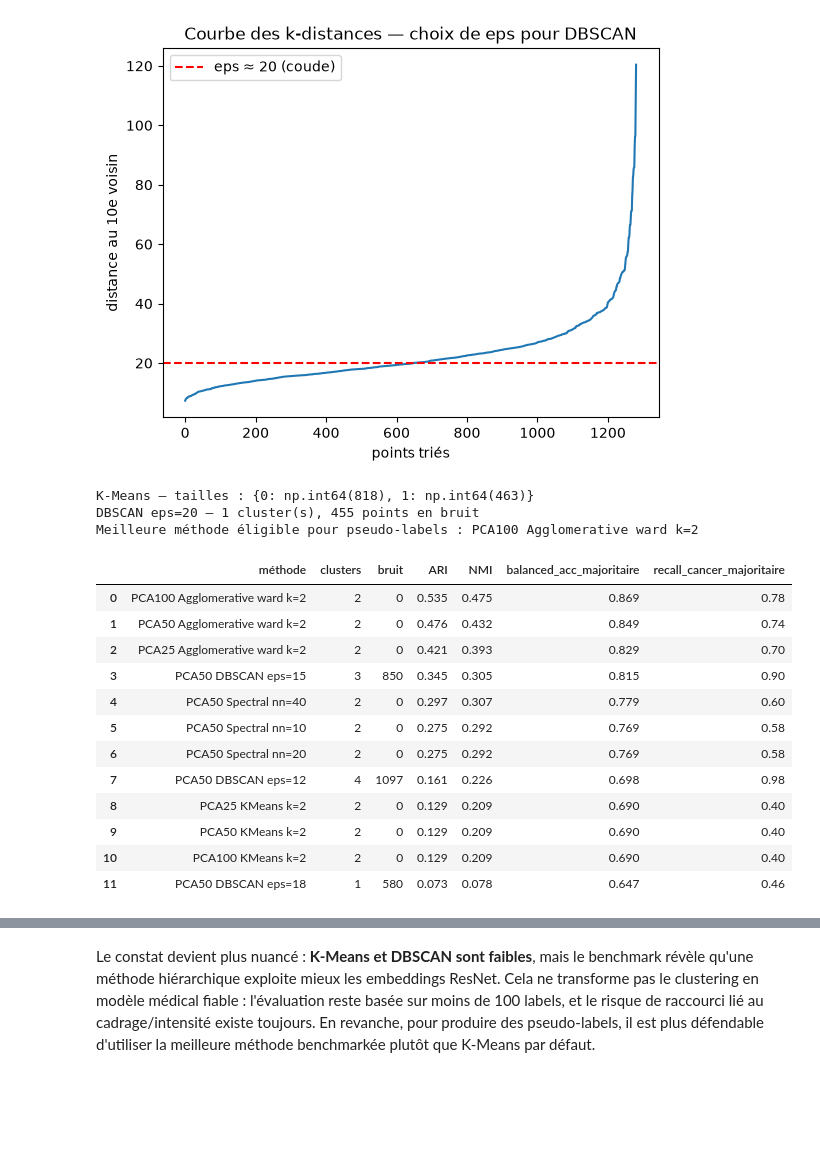
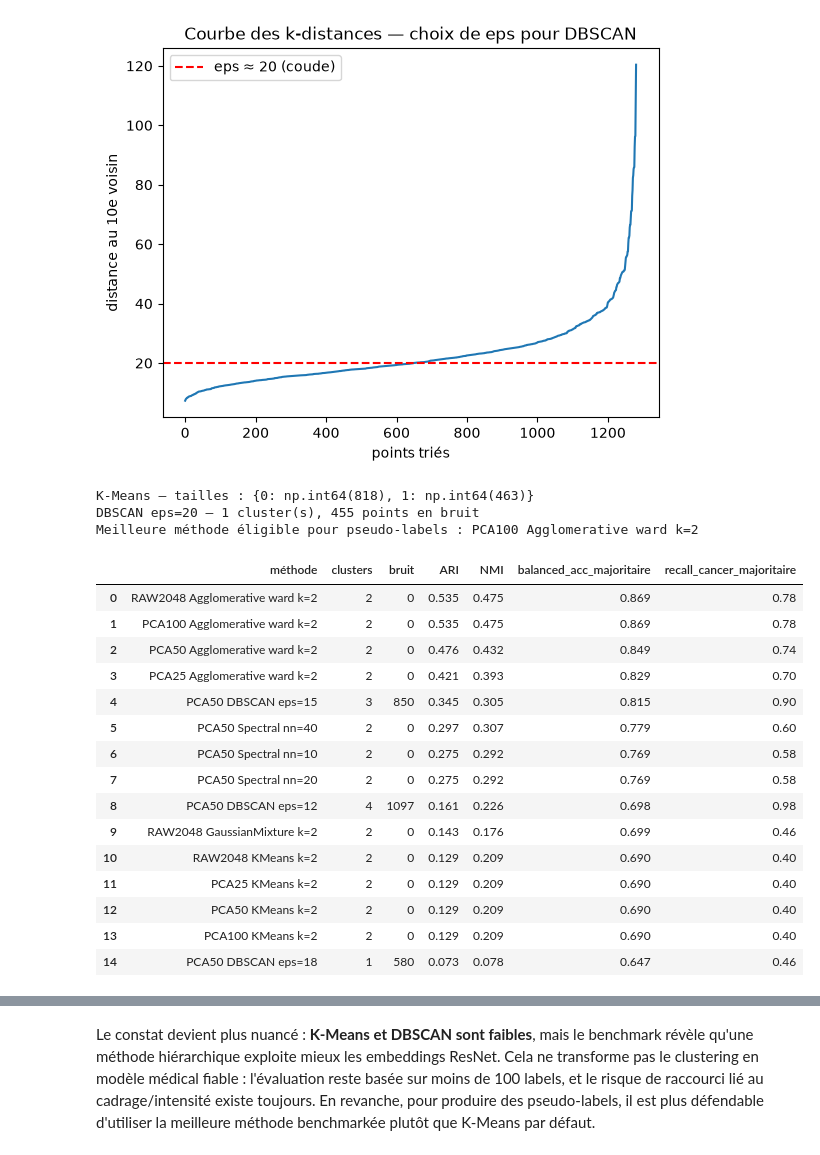
Before and after one commit to rayakevin/OCR_PROJET_10, a Jupyter notebook: notebooks/01_features_clustering.ipynb, the cells around one changed output, grey strips where cells are left out. Drawn from its saved outputs; the diff is of its cells as text; code cells hidden in the pictures; blank space fills up the shorter version.

```diff
--- a/notebooks/01_features_clustering.ipynb
+++ b/notebooks/01_features_clustering.ipynb
@@ -614,7 +614,7 @@ def evaluer_clustering(nom, labels):
     labels_lab = labels[m]
 
     # Pour une lecture métier, on associe chaque cluster à la classe majoritaire observée
-    # sur le sous-ensemble fortement labellisé.
+    # sur le sous-ensemble d'images labélisées.
     pred_majoritaire = np.zeros_like(y_lab)
     for cl in np.unique(labels_lab):
         idx = labels_lab == cl
@@ -630,62 +630,69 @@ def evaluer_clustering(nom, labels):
         "recall_cancer_majoritaire": recall_score(y_lab, pred_majoritaire, zero_division=0),
     })
 
-representations_pca = {}
+representations = {"RAW2048": X}
 for n_comp in [25, 50, 100]:
-    representations_pca[n_comp] = PCA(n_components=n_comp, random_state=0).fit_transform(X)
+    representations[f"PCA{n_comp}"] = PCA(n_components=n_comp, random_state=0).fit_transform(X)
 
 # Méthodes avec 2 groupes, comme demandé par l'énoncé.
-for n_comp, Xp in representations_pca.items():
-    evaluer_clustering(f"PCA{n_comp} KMeans k=2",
-                       KMeans(n_clusters=2, n_init=30, random_state=0).fit_predict(Xp))
-    evaluer_clustering(f"PCA{n_comp} Agglomerative ward k=2",
-                       AgglomerativeClustering(n_clusters=2, linkage="ward").fit_predict(Xp))
-    evaluer_clustering(f"PCA{n_comp} GaussianMixture k=2",
-                       GaussianMixture(n_components=2, covariance_type="diag", random_state=0).fit_predict(Xp))
+for nom_representation, X_rep in representations.items():
+    evaluer_clustering(f"{nom_representation} KMeans k=2",
+                       KMeans(n_clusters=2, n_init=30, random_state=0).fit_predict(X_rep))
+    evaluer_clustering(f"{nom_representation} Agglomerative ward k=2",
+                       AgglomerativeClustering(n_clusters=2, linkage="ward").fit_predict(X_rep))
+    evaluer_clustering(f"{nom_representation} GaussianMixture k=2",
+                       GaussianMixture(n_components=2, covariance_type="diag", random_state=0).fit_predict(X_rep))
 
 # DBSCAN ne force pas 2 groupes : on teste une grille autour du coude observé.
+# On garde ici PCA50, car l'eps n'est pas transférable tel quel entre 50 et 2048 dimensions.
 for eps in [12, 15, 18, 20, 22, 25, 30]:
     evaluer_clustering(f"PCA50 DBSCAN eps={eps}",
                        DBSCAN(eps=eps, min_samples=10).fit_predict(X_pca))
 
 # Graphe de voisinage : utile pour vérifier si une structure non linéaire apparaît.
 for nn in [10, 20, 40]:
     evaluer_clustering(f"PCA50 Spectral nn={nn}",
                        SpectralClustering(n_clusters=2, affinity="nearest_neighbors",
                                           n_neighbors=nn, assign_labels="kmeans",
                                           random_state=0).fit_predict(X_pca))
 
 benchmark_clustering = (pd.DataFrame(resultats_clustering)
                         .sort_values(["ARI", "balanced_acc_majoritaire"], ascending=False)
                         .reset_index(drop=True))
 
 eligibles = benchmark_clustering[(benchmark_clustering["clusters"] == 2) & (benchmark_clustering["bruit"] == 0)]
-best_method_name = eligibles.iloc[0]["méthode"]
+# En cas de quasi-égalité d'ARI, on préfère la représentation la plus compacte : même signal, coût plus faible.
+best_method_name = (eligibles.assign(
+    compact=eligibles["méthode"].str.extract(r"PCA(\d+)")[0].astype(float).fillna(2048)
+).sort_values(["ARI", "balanced_acc_majoritaire", "compact"], ascending=[False, False, True]).iloc[0]["méthode"])
 cat["cluster_best"] = labels_candidats[best_method_name]
 cat["cluster_kmeans"] = labels_candidats["PCA50 KMeans k=2"]
 cat["cluster_dbscan"] = labels_candidats["PCA50 DBSCAN eps=20"]
 
 print("K-Means — tailles :", dict(cat["cluster_kmeans"].value_counts()))
 print(f"DBSCAN eps=20 — {len(set(cat['cluster_dbscan']) - {-1})} cluster(s), {(cat['cluster_dbscan'] == -1).sum()} points en bruit")
 print("Meilleure méthode éligible pour pseudo-labels :", best_method_name)
-benchmark_clustering.round(3).head(12)
+benchmark_clustering.round(3).head(15)
 # %% [output]
 K-Means — tailles : {0: np.int64(818), 1: np.int64(463)}
 DBSCAN eps=20 — 1 cluster(s), 455 points en bruit
 Meilleure méthode éligible pour pseudo-labels : PCA100 Agglomerative ward k=2
 |  | méthode | clusters | bruit | ARI | NMI | balanced_acc_majoritaire | recall_cancer_majoritaire |
-| 0 | PCA100 Agglomerative ward k=2 | 2 | 0 | 0.535 | 0.475 | 0.869 | 0.78 |
-| 1 | PCA50 Agglomerative ward k=2 | 2 | 0 | 0.476 | 0.432 | 0.849 | 0.74 |
-| 2 | PCA25 Agglomerative ward k=2 | 2 | 0 | 0.421 | 0.393 | 0.829 | 0.70 |
-| 3 | PCA50 DBSCAN eps=15 | 3 | 850 | 0.345 | 0.305 | 0.815 | 0.90 |
-| 4 | PCA50 Spectral nn=40 | 2 | 0 | 0.297 | 0.307 | 0.779 | 0.60 |
-| 5 | PCA50 Spectral nn=10 | 2 | 0 | 0.275 | 0.292 | 0.769 | 0.58 |
-| 6 | PCA50 Spectral nn=20 | 2 | 0 | 0.275 | 0.292 | 0.769 | 0.58 |
-| 7 | PCA50 DBSCAN eps=12 | 4 | 1097 | 0.161 | 0.226 | 0.698 | 0.98 |
-| 8 | PCA25 KMeans k=2 | 2 | 0 | 0.129 | 0.209 | 0.690 | 0.40 |
-| 9 | PCA50 KMeans k=2 | 2 | 0 | 0.129 | 0.209 | 0.690 | 0.40 |
-| 10 | PCA100 KMeans k=2 | 2 | 0 | 0.129 | 0.209 | 0.690 | 0.40 |
-| 11 | PCA50 DBSCAN eps=18 | 1 | 580 | 0.073 | 0.078 | 0.647 | 0.46 |
+| 0 | RAW2048 Agglomerative ward k=2 | 2 | 0 | 0.535 | 0.475 | 0.869 | 0.78 |
+| 1 | PCA100 Agglomerative ward k=2 | 2 | 0 | 0.535 | 0.475 | 0.869 | 0.78 |
+| 2 | PCA50 Agglomerative ward k=2 | 2 | 0 | 0.476 | 0.432 | 0.849 | 0.74 |
+| 3 | PCA25 Agglomerative ward k=2 | 2 | 0 | 0.421 | 0.393 | 0.829 | 0.70 |
+| 4 | PCA50 DBSCAN eps=15 | 3 | 850 | 0.345 | 0.305 | 0.815 | 0.90 |
+| 5 | PCA50 Spectral nn=40 | 2 | 0 | 0.297 | 0.307 | 0.779 | 0.60 |
+| 6 | PCA50 Spectral nn=10 | 2 | 0 | 0.275 | 0.292 | 0.769 | 0.58 |
+| 7 | PCA50 Spectral nn=20 | 2 | 0 | 0.275 | 0.292 | 0.769 | 0.58 |
+| 8 | PCA50 DBSCAN eps=12 | 4 | 1097 | 0.161 | 0.226 | 0.698 | 0.98 |
+| 9 | RAW2048 GaussianMixture k=2 | 2 | 0 | 0.143 | 0.176 | 0.699 | 0.46 |
+| 10 | RAW2048 KMeans k=2 | 2 | 0 | 0.129 | 0.209 | 0.690 | 0.40 |
+| 11 | PCA25 KMeans k=2 | 2 | 0 | 0.129 | 0.209 | 0.690 | 0.40 |
+| 12 | PCA50 KMeans k=2 | 2 | 0 | 0.129 | 0.209 | 0.690 | 0.40 |
+| 13 | PCA100 KMeans k=2 | 2 | 0 | 0.129 | 0.209 | 0.690 | 0.40 |
+| 14 | PCA50 DBSCAN eps=18 | 1 | 580 | 0.073 | 0.078 | 0.647 | 0.46 |
 # %% [markdown]
 Le benchmark est plus informatif qu'une comparaison K-Means / DBSCAN seule :
 
```
Also changed, not shown: parts of 31 cells of this notebook, 11 other files.
